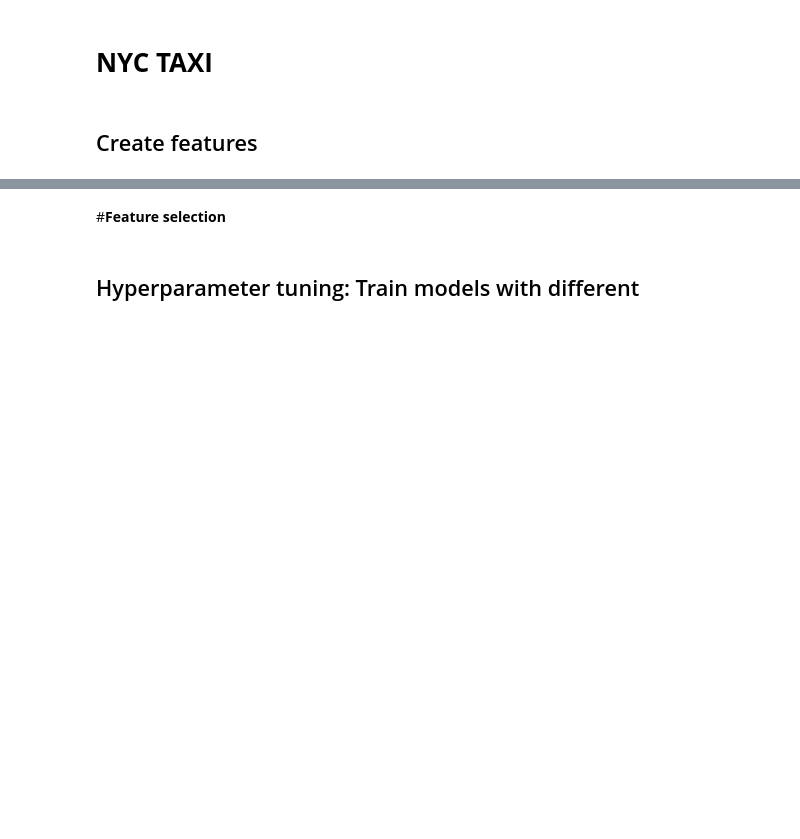
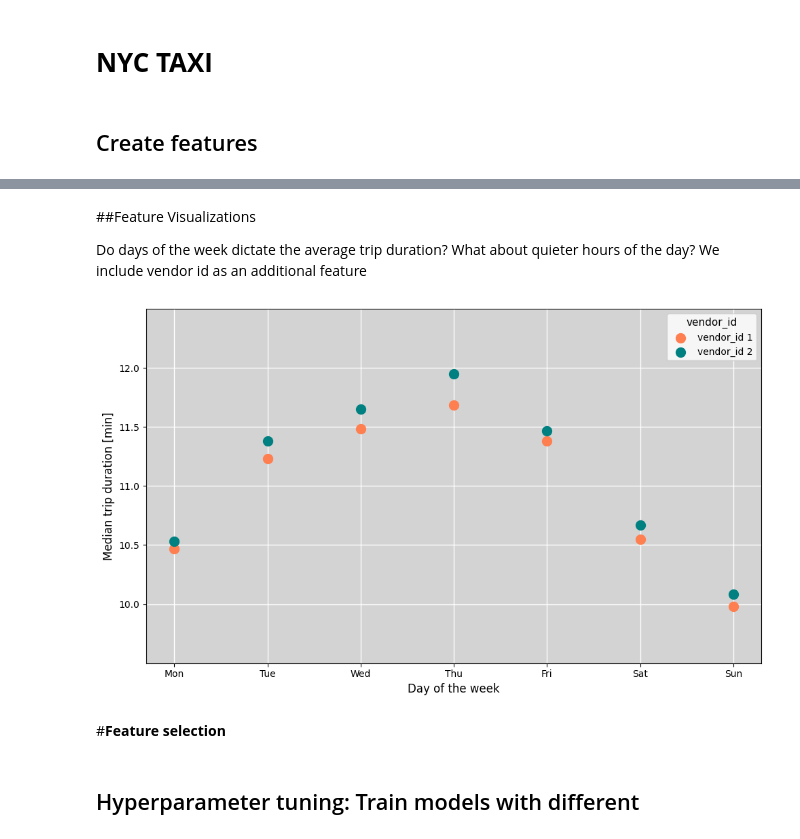
Before and after one commit to gav-ip/cse176-fall-proj, a Jupyter notebook: part3/taxi.ipynb, the cells around one changed output, grey strips where cells are left out. Cells and saved outputs as stored; diff of their text form; code cells hidden in the pictures; blank space fills up the shorter version.

Commit message:
feat: visualizing weekdays to trip duration

```diff
--- a/part3/taxi.ipynb
+++ b/part3/taxi.ipynb
@@ -67,3 +94,57 @@ trainFull = create_geo_features(trainFull)
+# %% [markdown]
+##Feature Visualizations
+
+Do days of the week dictate the average trip duration? What about quieter hours of the day?
+We include vendor id as an additional feature
+# %%
+import matplotlib.pyplot as plt
+import seaborn as sns
+
+# Convert trip_duration from seconds to minutes
+trainFull['trip_duration_min'] = trainFull['trip_duration'] / 60
+
+# Map day of week numbers to day names
+day_names = ['Mon', 'Tue', 'Wed', 'Thu', 'Fri', 'Sat', 'Sun']
+trainFull['day_name'] = trainFull['pickup_dayofweek'].map({i: day_names[i] for i in range(7)})
+
+# Calculate median trip duration by day of week and vendor_id
+median_duration = trainFull.groupby(['day_name', 'vendor_id'])['trip_duration_min'].median().reset_index()
+median_duration = median_duration.sort_values(['day_name', 'vendor_id'])
+
+# Ensure correct order of days
+day_order = ['Mon', 'Tue', 'Wed', 'Thu', 'Fri', 'Sat', 'Sun']
+median_duration['day_name'] = pd.Categorical(median_duration['day_name'], categories=day_order, ordered=True)
+median_duration = median_duration.sort_values('day_name')
+
+# Create the visualization
+fig, ax = plt.subplots(figsize=(10, 6))
+
+# Separate data by vendor_id
+vendor_1 = median_duration[median_duration['vendor_id'] == 1]
+vendor_2 = median_duration[median_duration['vendor_id'] == 2]
+
+# Plot scatter points
+ax.scatter(vendor_1['day_name'], vendor_1['trip_duration_min'],
+           color='coral', s=100, label='vendor_id 1', zorder=3)
+ax.scatter(vendor_2['day_name'], vendor_2['trip_duration_min'],
+           color='teal', s=100, label='vendor_id 2', zorder=3)
+
+# Styling to match the image
+ax.set_xlabel('Day of the week', fontsize=12)
+ax.set_ylabel('Median trip duration [min]', fontsize=12)
+ax.set_facecolor('lightgrey')
+ax.grid(True, color='white', linestyle='-', linewidth=1)
+ax.set_axisbelow(True)
+ax.legend(title='vendor_id', fontsize=10, title_fontsize=11)
+
+# Set y-axis limits and ticks to match the style
+ax.set_ylim(bottom=9.5, top=12.5)
+ax.set_yticks([10.0, 10.5, 11.0, 11.5, 12.0])
+
+plt.tight_layout()
+plt.show()
+# %% [output]
+[figure, added]
 # %% [markdown]
 #**Feature selection**
 # %%
```
Also changed, not shown: parts of 1 cell of this notebook, 1 other file.
